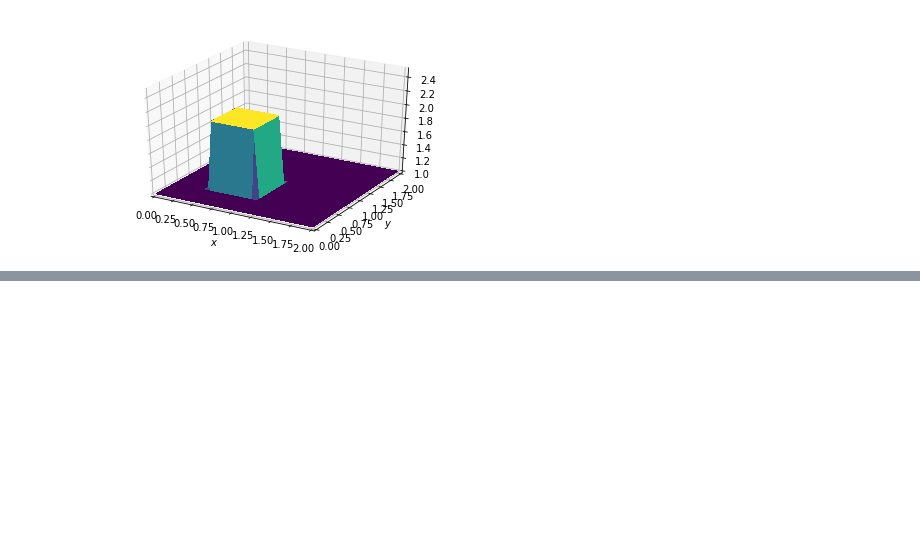
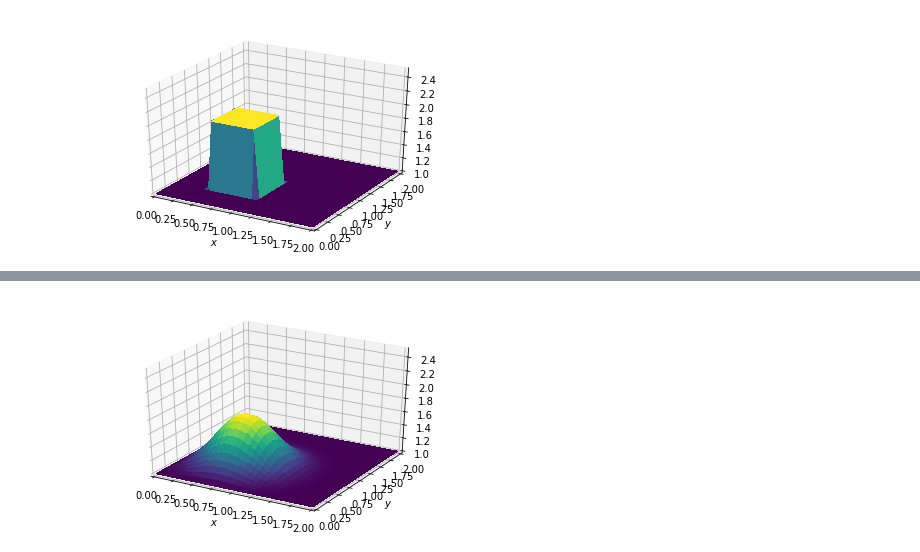
Before and after one commit to jtrejo13/cfd_python, a Jupyter notebook: Step_7_2D_Diffusion.ipynb, the cells around one changed output, grey strips where cells are left out. Cells and saved outputs as stored; diff of their text form; code cells hidden in the pictures; blank space fills up the shorter version.

```diff
--- a/Step_7_2D_Diffusion.ipynb
+++ b/Step_7_2D_Diffusion.ipynb
@@ -86,0 +104,4 @@ def diffuse(nt):
+# %%
+diffuse(nt=20)
+# %% [output]
+[figure, added]
```
Also changed, not shown: parts of 4 cells of this notebook, 1 other file.
